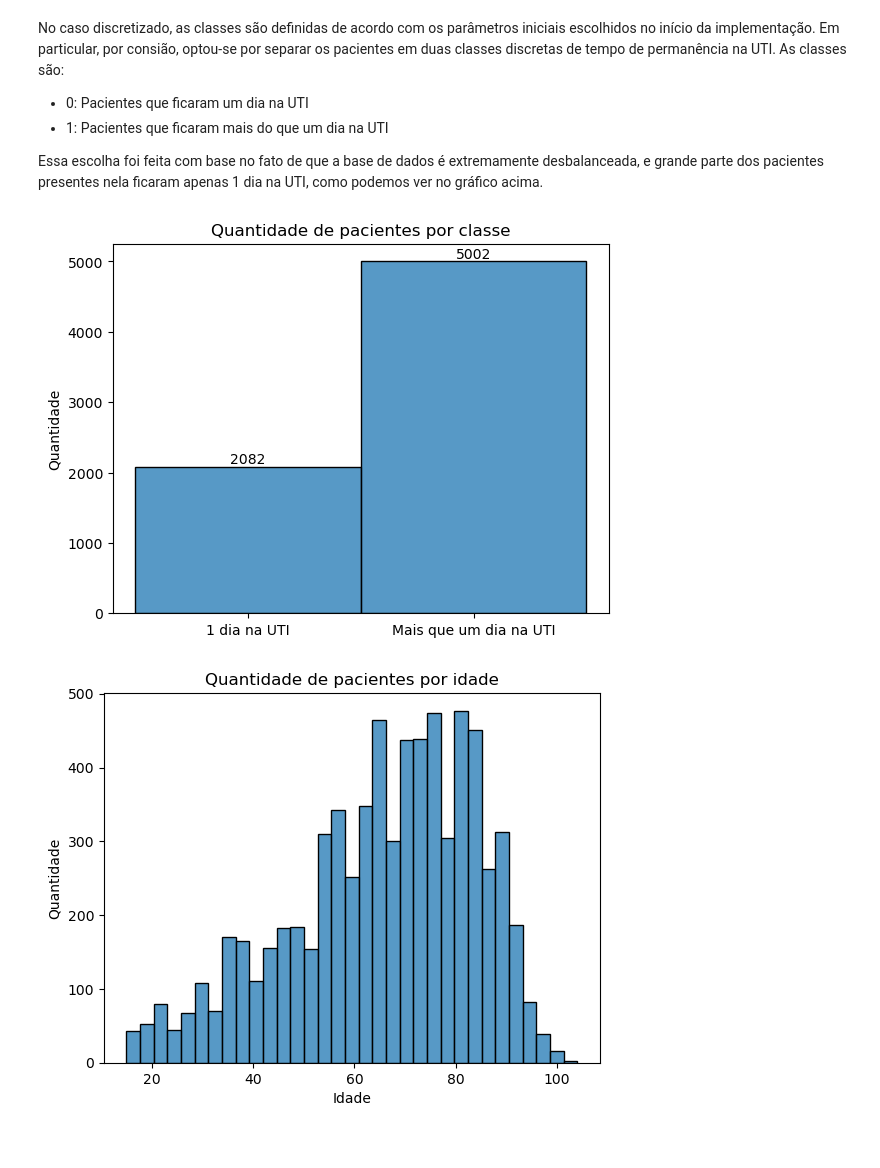
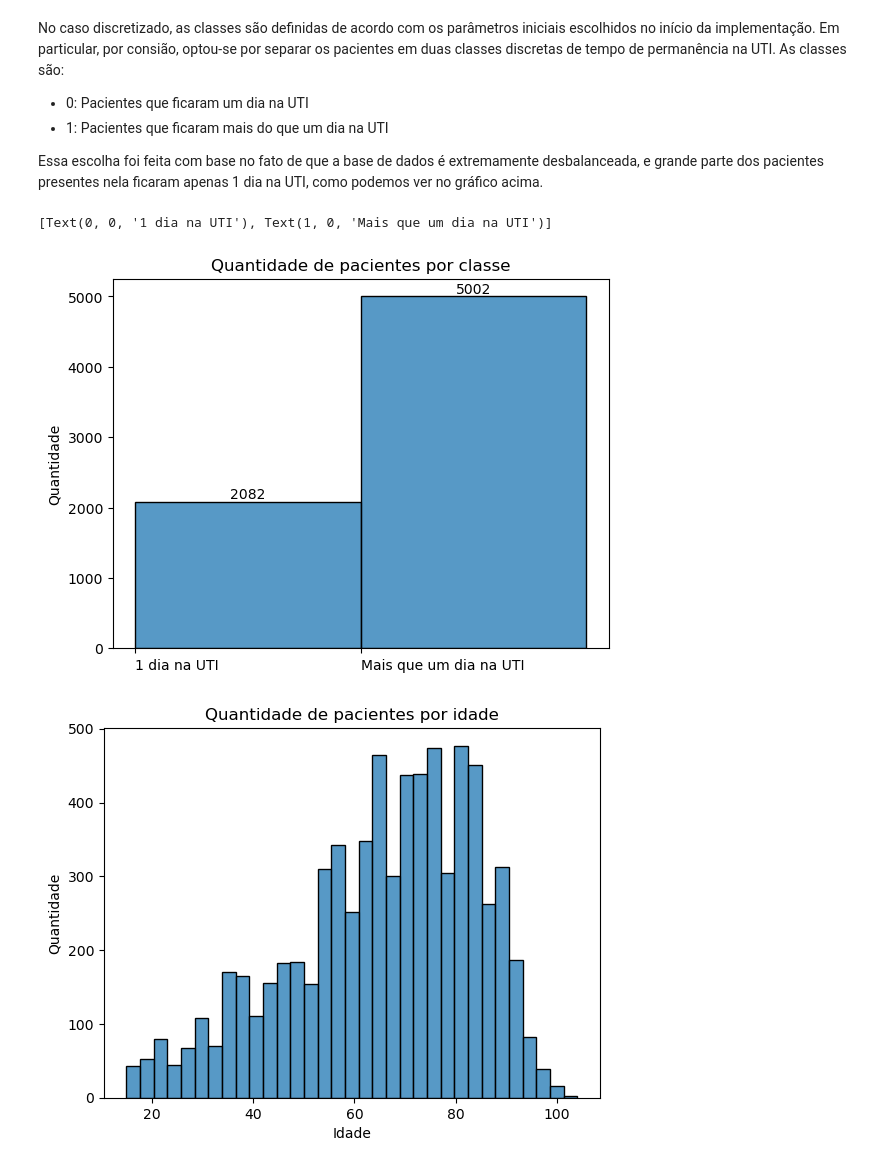
Before and after one commit to lframosferreira/ml-final-project, a Jupyter notebook: main.ipynb, the cells around one changed output. Drawn from its saved outputs; the diff is of its cells as text; code cells hidden in the pictures.

```diff
--- a/main.ipynb
+++ b/main.ipynb
@@ -351,23 +350,23 @@ No caso discretizado, as classes são definidas de acordo com os parâmetros ini
 Essa escolha foi feita com base no fato de que a base de dados é extremamente desbalanceada, e grande parte dos pacientes presentes nela ficaram apenas 1 dia na UTI, como podemos ver no gráfico acima.
 # %%
 plt.title("Quantidade de pacientes por classe")
-ax = sns.histplot(data=labels_classification)
+ax = sns.histplot(data=labels_classification, bins=[0, 1, 2])
 for rect in ax.patches:
     height = rect.get_height()
     ax.text(
         rect.get_x() + rect.get_width() / 2,
         height,
         f"{height}",
         ha="center",
         va="bottom",
     )
 ax.set_xlabel(None)
 ax.set_ylabel("Quantidade")
 ax.set_xticks(ticks=np.arange(len(BINS) - 1))
-ax.set_xticklabels(["1 dia na UTI", "Mais que um dia na UTI"])
-None
+ax.set_xticklabels(["1 dia na UTI", "Mais que um dia na UTI"], ha="left")
 # %% [output]
+[Text(0, 0, '1 dia na UTI'), Text(1, 0, 'Mais que um dia na UTI')]
-[figure, old version]
+[figure, new version]
 # %%
 plt.title("Quantidade de pacientes por idade")
 ax = sns.histplot(data=final_data["Age"])
```
Also changed, not shown: parts of 3 cells of this notebook, 1 other file.
